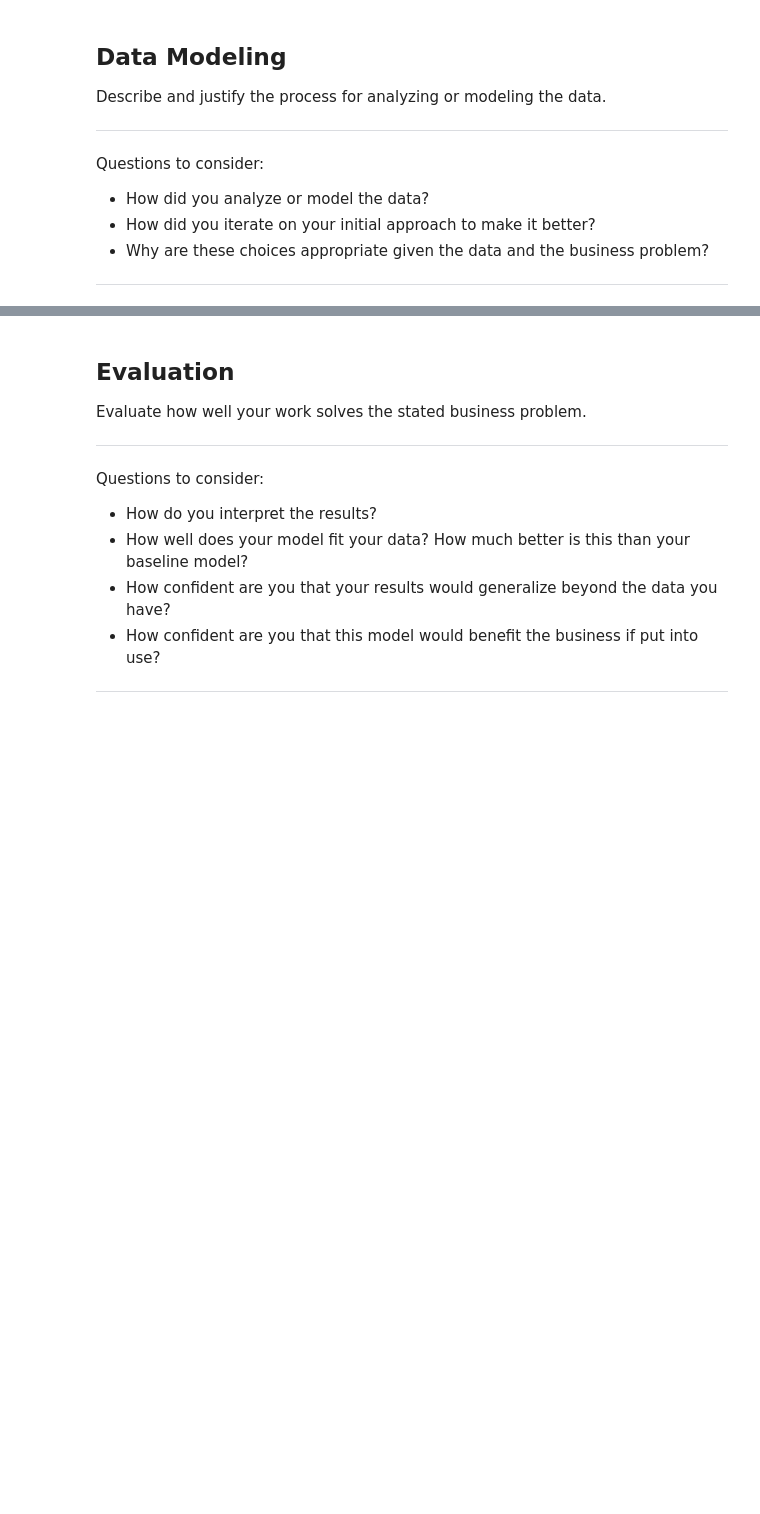
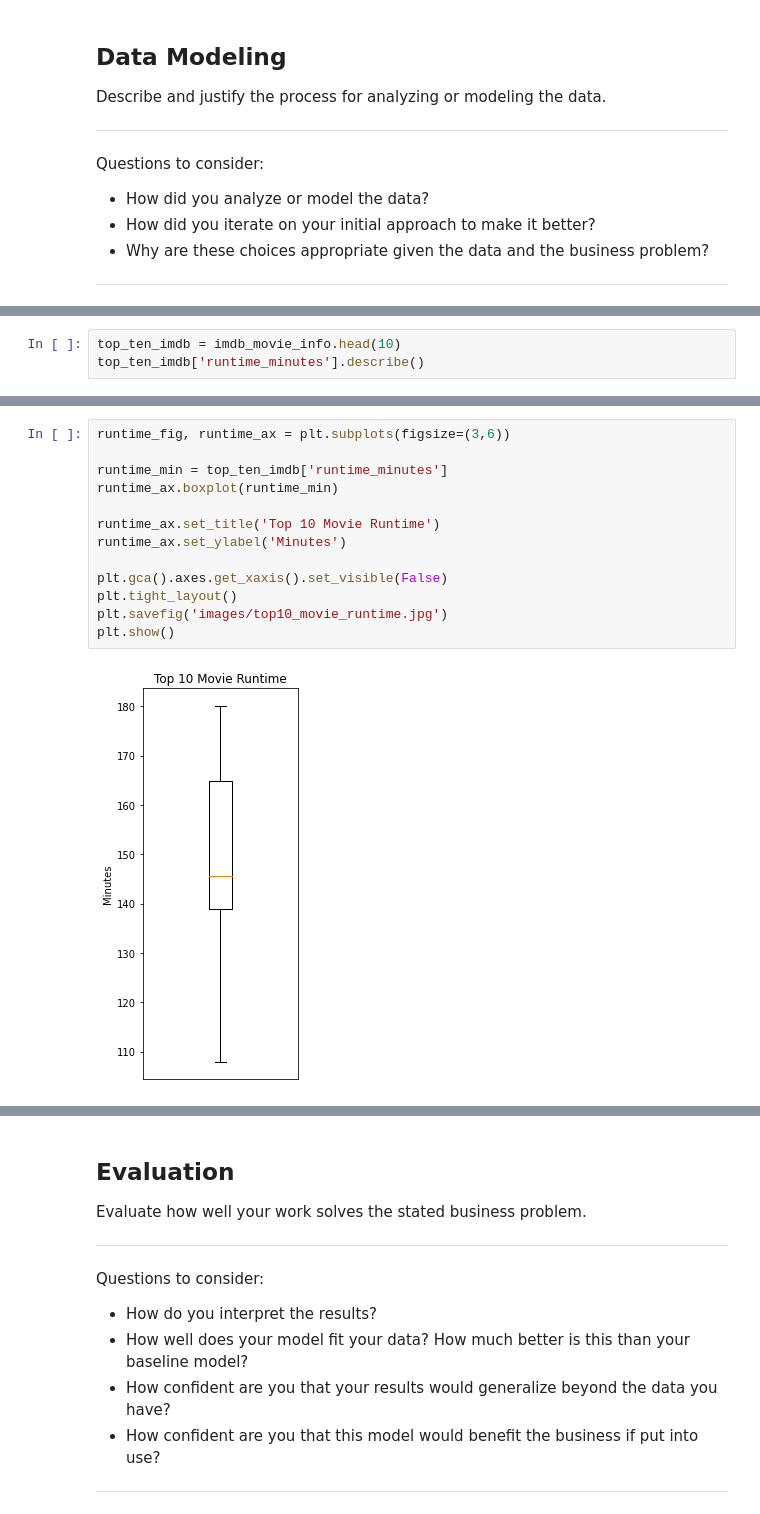
Before and after one commit to wong-ricky/Microsoft-Movie_Analysis, a Jupyter notebook: movie-analysis.ipynb, the cells around one changed output, grey strips where cells are left out. Cells and saved outputs as stored; diff of their text form; blank space fills up the shorter version.

```diff
--- a/movie-analysis.ipynb
+++ b/movie-analysis.ipynb
@@ -379,0 +476,3 @@ plt.show()
+# %%
+top_ten_imdb = imdb_movie_info.head(10)
+top_ten_imdb['runtime_minutes'].describe()
@@ -379,0 +489,15 @@ plt.show()
+# %%
+runtime_fig, runtime_ax = plt.subplots(figsize=(3,6))
+
+runtime_min = top_ten_imdb['runtime_minutes']
+runtime_ax.boxplot(runtime_min)
+
+runtime_ax.set_title('Top 10 Movie Runtime')
+runtime_ax.set_ylabel('Minutes')
+
+plt.gca().axes.get_xaxis().set_visible(False)
+plt.tight_layout()
+plt.savefig('images/top10_movie_runtime.jpg')
+plt.show()
+# %% [output]
+[figure, added]
```
Also changed, not shown: parts of 22 cells of this notebook, 4 other files.
